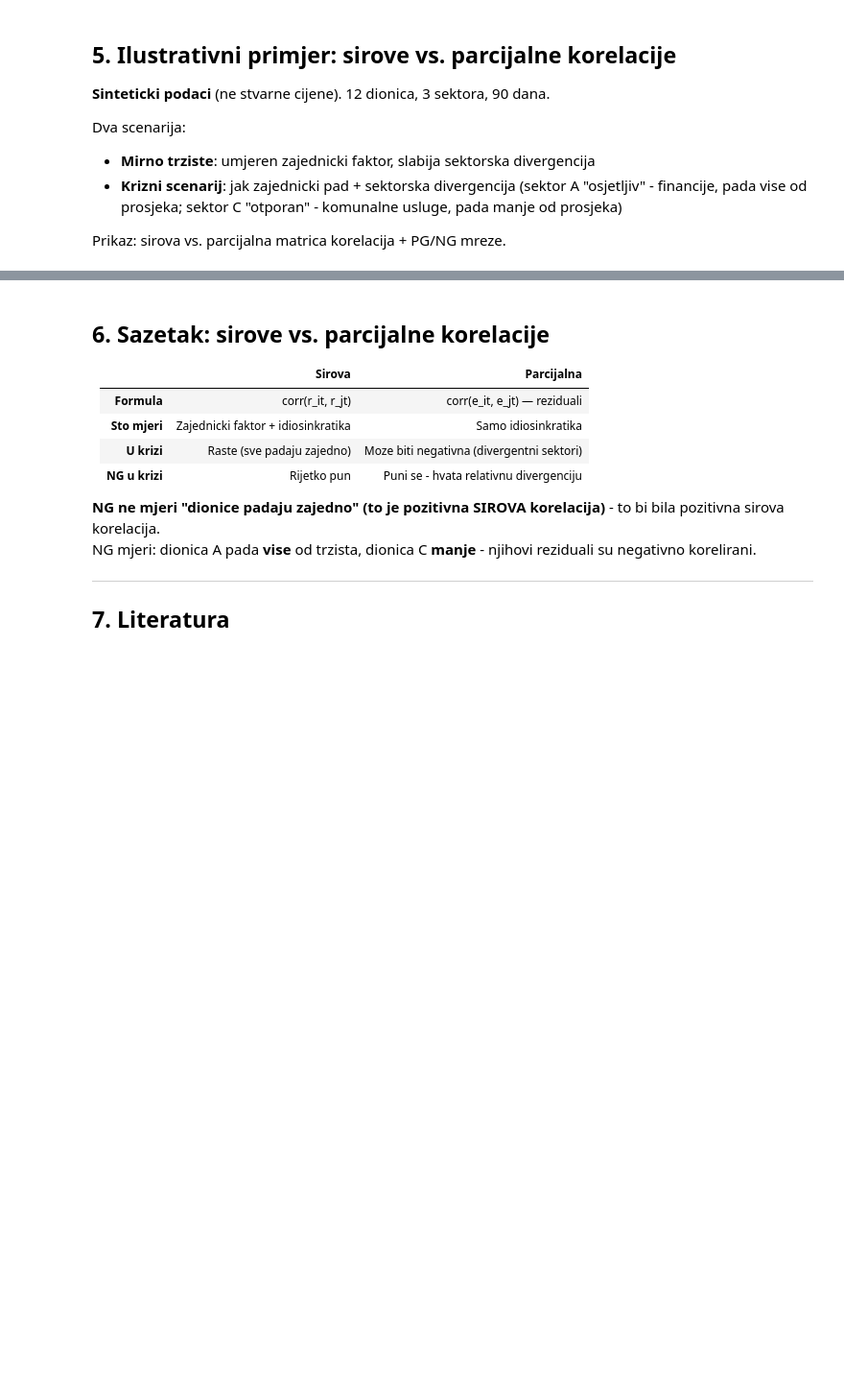
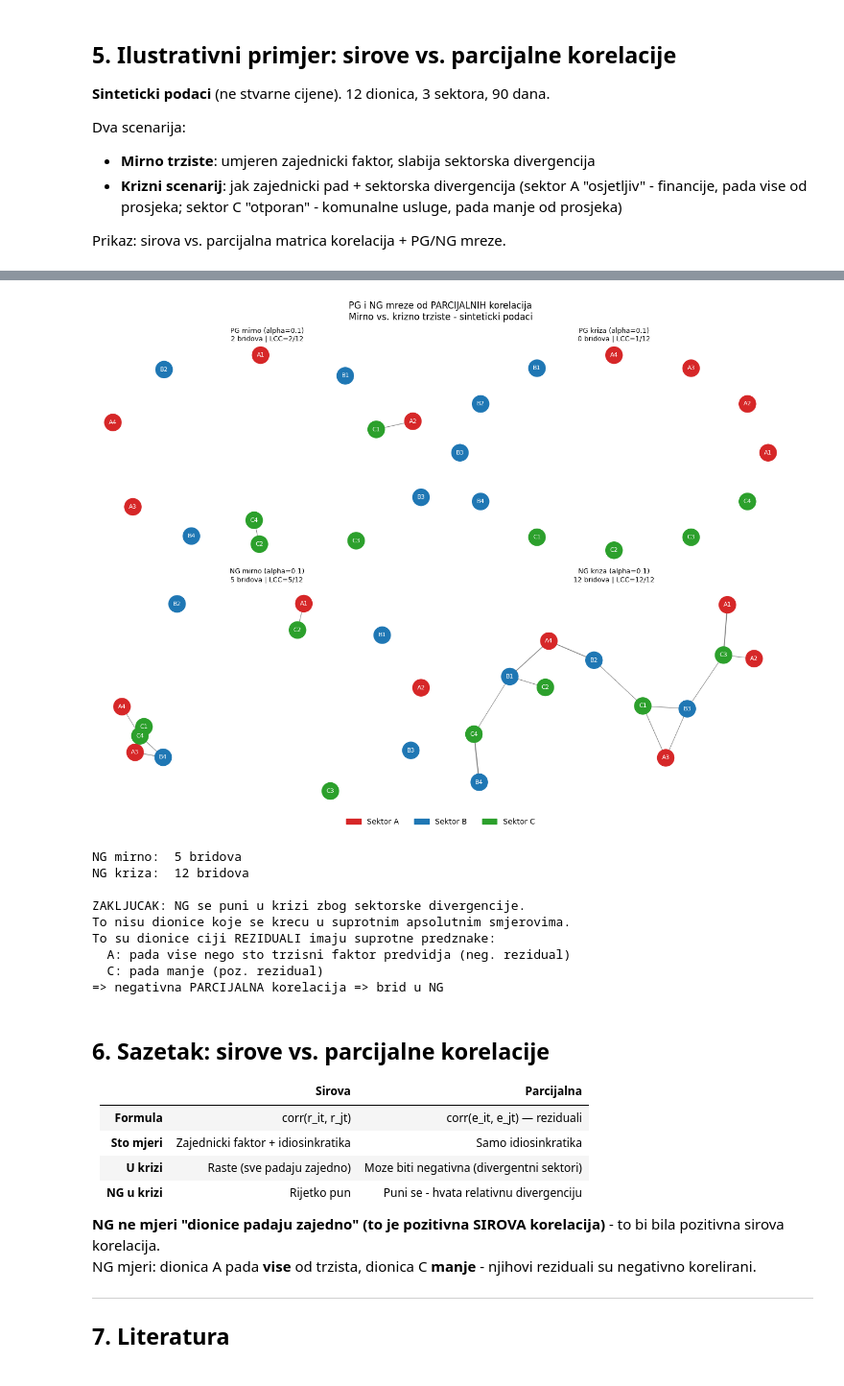
Before and after one commit to svlah-sketch/FinNet-teaching, a Jupyter notebook: notebooks/00_uvod_i_metodologija.ipynb, the cells around one changed output, grey strips where cells are left out. Shown at 96% size. Cells and saved outputs as stored; diff of their text form; code cells hidden in the pictures; blank space fills up the shorter version.

```diff
--- a/notebooks/00_uvod_i_metodologija.ipynb
+++ b/notebooks/00_uvod_i_metodologija.ipynb
@@ -252,34 +274,45 @@ def draw_g(ax, G, title):
                      font_size=8, font_color="white", edge_color="gray",
                      width=w if w else 1, with_labels=True)
     lcc = max((len(c) for c in nx.connected_components(G)), default=1) if G.number_of_edges() else 1
     ax.set_title(f"{title}\n{G.number_of_edges()} bridova | LCC={lcc}/{N_STOCKS}", fontsize=9)
     ax.axis("off")
 
 PG_n, NG_n = build_graphs(rho_pn, p_pn)
 PG_c, NG_c = build_graphs(rho_pc, p_pc)
 fig, axes = plt.subplots(2, 2, figsize=(13, 10))
 draw_g(axes[0,0], PG_n, f"PG mirno (alpha={ALPHA})")
 draw_g(axes[0,1], PG_c, f"PG kriza (alpha={ALPHA})")
 draw_g(axes[1,0], NG_n, f"NG mirno (alpha={ALPHA})")
 draw_g(axes[1,1], NG_c, f"NG kriza (alpha={ALPHA})")
 leg = [Patch(color=c, label=f"Sektor {s}") for s,c in COLORS.items()]
 fig.legend(handles=leg, loc="lower center", ncol=3, fontsize=10, frameon=False)
 fig.suptitle(f"PG i NG mreze od PARCIJALNIH korelacija\n"
              "Mirno vs. krizno trziste - sinteticki podaci", fontsize=12)
 plt.tight_layout(rect=[0, 0.04, 1, 1])
 plt.savefig("nb00_mreze.png", dpi=120, bbox_inches="tight")
 plt.show()
 print(f"""
 NG mirno:  {NG_n.number_of_edges()} bridova
 NG kriza:  {NG_c.number_of_edges()} bridova
 
-ZAKLJUCAK: NG se puni u krizi zbog sektorske divergencije.
+ZAKLJUCAK: NG se puni u krizi zbog sektorske divergencije (npr.).
 To nisu dionice koje se krecu u suprotnim apsolutnim smjerovima.
 To su dionice ciji REZIDUALI imaju suprotne predznake:
   A: pada vise nego sto trzisni faktor predvidja (neg. rezidual)
   C: pada manje (poz. rezidual)
 => negativna PARCIJALNA korelacija => brid u NG
 """)
+# %% [output]
+[figure, added]
+NG mirno:  5 bridova
+NG kriza:  12 bridova
+
+ZAKLJUCAK: NG se puni u krizi zbog sektorske divergencije.
+To nisu dionice koje se krecu u suprotnim apsolutnim smjerovima.
+To su dionice ciji REZIDUALI imaju suprotne predznake:
+  A: pada vise nego sto trzisni faktor predvidja (neg. rezidual)
+  C: pada manje (poz. rezidual)
+=> negativna PARCIJALNA korelacija => brid u NG
 # %% [markdown]
 ## 6. Sazetak: sirove vs. parcijalne korelacije
 
```
Also changed, not shown: parts of 3 cells of this notebook.
